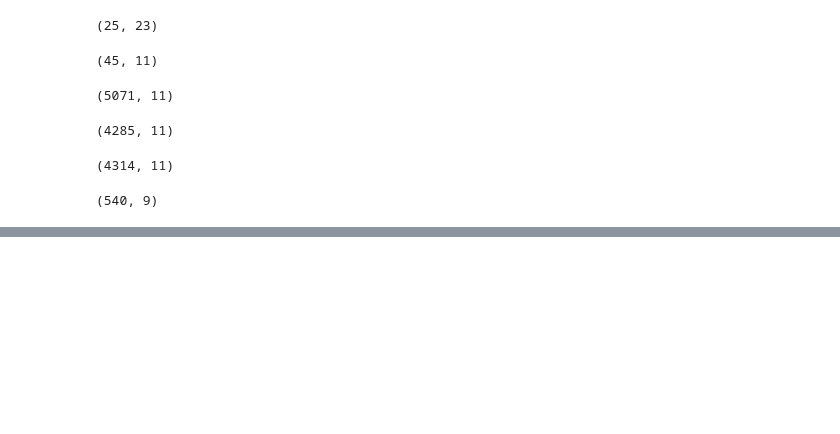
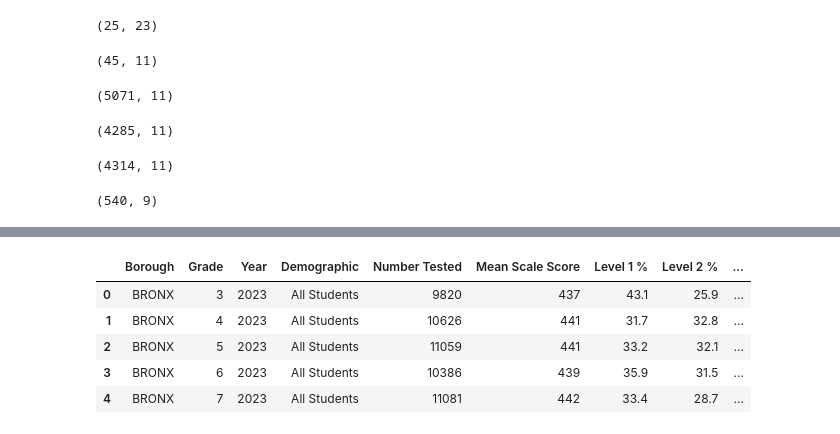
Before and after one commit to thetechleila/NYC-K-8-Public-School-Student-Performance-2016-2024, a Jupyter notebook: code/eda_overview.ipynb, the cells around one changed output, grey strips where cells are left out. Drawn from its saved outputs; the diff is of its cells as text; code cells hidden in the pictures; blank space fills up the shorter version.

```diff
--- a/code/eda_overview.ipynb
+++ b/code/eda_overview.ipynb
@@ -64,0 +99,11 @@ sth_df.shape
+# %%
+#First 5 rows of ela test dataset
+
+ela_test.head()
+# %% [output]
+|  | Borough | Grade | Year | Demographic | Number Tested | Mean Scale Score | Level 1 % | Level 2 % | ... |
+| 0 | BRONX | 3 | 2023 | All Students | 9820 | 437 | 43.1 | 25.9 | ... |
+| 1 | BRONX | 4 | 2023 | All Students | 10626 | 441 | 31.7 | 32.8 | ... |
+| 2 | BRONX | 5 | 2023 | All Students | 11059 | 441 | 33.2 | 32.1 | ... |
+| 3 | BRONX | 6 | 2023 | All Students | 10386 | 439 | 35.9 | 31.5 | ... |
+| 4 | BRONX | 7 | 2023 | All Students | 11081 | 442 | 33.4 | 28.7 | ... |
```
Also changed, not shown: parts of 6 cells of this notebook.
